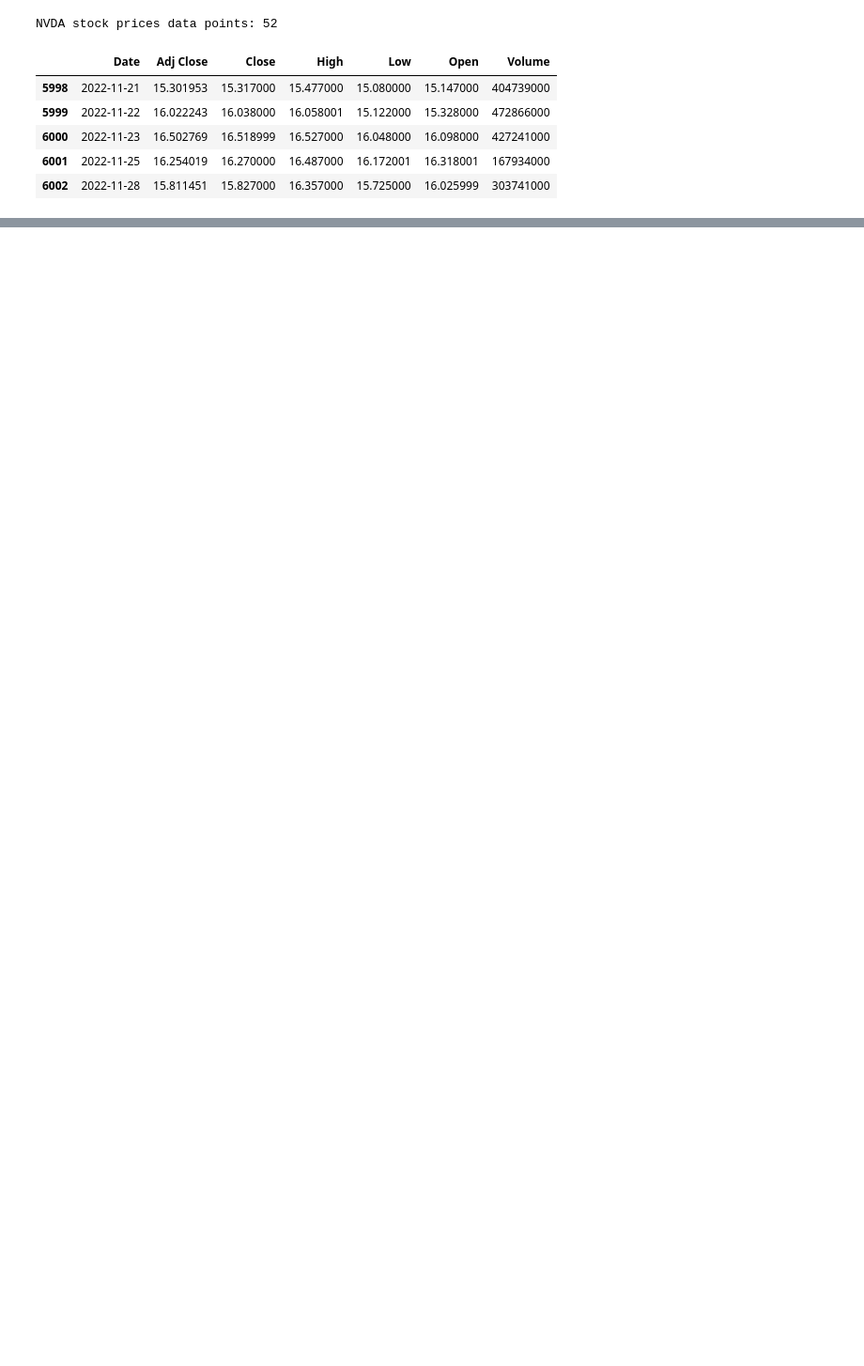
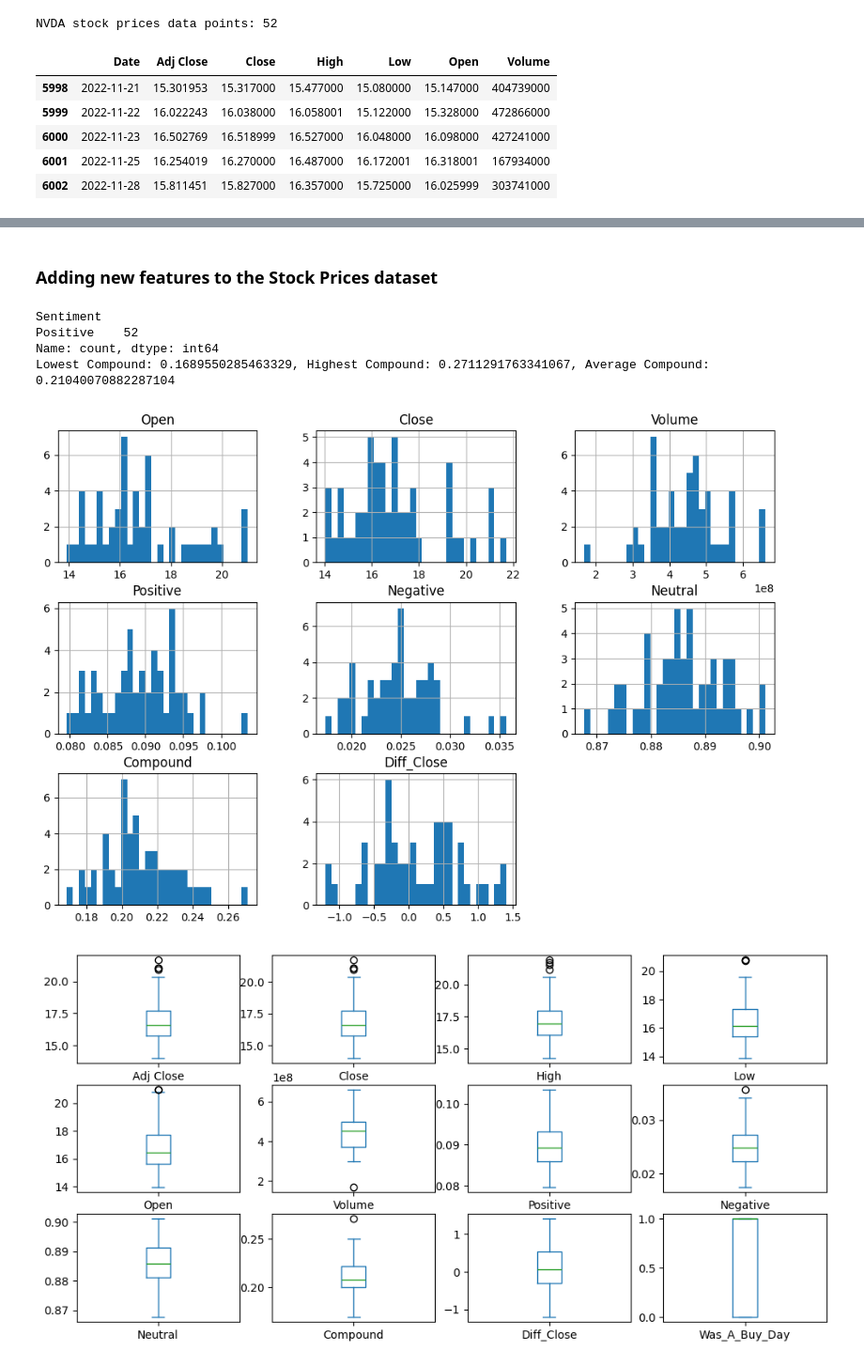
Before and after one commit to adelriosantiago/tweet-stock-sentiment, a Jupyter notebook: get-prediction.ipynb, the cells around one changed output, grey strips where cells are left out. Shown: that part at 94% size. Saved outputs shown, nothing was run; the diff lists cells and outputs as text; code cells hidden in the pictures; blank space fills up the shorter version.

```diff
--- a/get-prediction.ipynb
+++ b/get-prediction.ipynb
@@ -61,6 +70,9 @@ nvda_prices = pd.read_csv(Path("data/nvda-daily-stock-prices.csv"))
 nvda_prices['Date'] = pd.to_datetime(nvda_prices['Date']).dt.date
 nvda_prices = nvda_prices[(nvda_prices['Date'] >= firstDate) & (nvda_prices['Date'] <= lastDate)]
 
+# Sort by Date ascending
+nvda_prices = nvda_prices.sort_values(by='Date')
+
 # Amount of data
 print(f"NVDA stock prices data points: {len(nvda_prices)}")
 
@@ -78,0 +125,66 @@ NVDA stock prices data points: 52
+# %% [markdown]
+### Adding new features to the Stock Prices dataset
+# %%
+# Add the average sentiment scores per day to the stock prices DataFrame
+daily_sentiment = nvda_tweets.groupby('Date').agg({
+    'Positive': 'mean',
+    'Negative': 'mean',
+    'Neutral': 'mean',
+    'Compound': 'mean'
+}).reset_index()
+
+# Merge daily sentiment with stock prices on 'Date'
+nvda_prices_and_sentiment = pd.merge(nvda_prices, daily_sentiment, on='Date', how='left')
+nvda_prices_and_sentiment.head()
+
+# Add a 'Sentiment' column based on the 'Compound' score
+def sentiment_from_compound(compound):
+    if pd.isna(compound):
+        return 'No Data'
+    elif compound >= 0.05:
+        return 'Positive'
+    elif compound <= -0.05:
+        return 'Negative'
+    else:
+        return 'Neutral'
+
+nvda_prices_and_sentiment['Sentiment'] = nvda_prices_and_sentiment['Compound'].apply(sentiment_from_compound)
+
+# Sort by Date ascending
+nvda_prices_and_sentiment = nvda_prices_and_sentiment.sort_values(by='Date')
+
+# Count how many days have each sentiment
+print(nvda_prices_and_sentiment['Sentiment'].value_counts())
+
+# Get the lowest, highest, and average Compound scores
+lowest_compound = nvda_prices_and_sentiment['Compound'].min()
+highest_compound = nvda_prices_and_sentiment['Compound'].max()
+average_compound = nvda_prices_and_sentiment['Compound'].mean()
+print(f"Lowest Compound: {lowest_compound}, Highest Compound: {highest_compound}, Average Compound: {average_compound}")
+
+# Add if the stock price went up or down that day
+nvda_prices_and_sentiment['Diff_Close'] = nvda_prices_and_sentiment['Close'].diff()
+nvda_prices_and_sentiment['Was_A_Buy_Day'] = nvda_prices_and_sentiment['Diff_Close'].apply(lambda x: 1 if x > 0 else 0)
+
+nvda_prices_and_sentiment.to_csv(Path("data/nvda-prices-and-sentiment.csv"), index=False)
+
+# Preview the entire DataFrame histogram except for Was_A_Buy_Day
+colsToShow = ['Open', 'Close', 'Volume', 'Positive', 'Negative', 'Neutral', 'Compound', 'Diff_Close']
+nvda_prices_and_sentiment[colsToShow].hist(bins=30, figsize=(12,8))
+plt.show()
+
+# Boxplots to spot outliers
+nvda_prices_and_sentiment.plot(kind='box', subplots=True, layout=(4,4), figsize=(12,8))
+plt.show()
+
+# Correlation heatmap
+plt.figure(figsize=(10,6))
+sns.heatmap(nvda_prices_and_sentiment.corr(numeric_only=True), annot=True, cmap="coolwarm")
+plt.show()
+# %% [output]
+Sentiment
+Positive    52
+Name: count, dtype: int64
+Lowest Compound: 0.1689550285463329, Highest Compound: 0.2711291763341067, Average Compound: 0.21040070882287104
+[figure, added]
+[figure, added]
```
Also changed, not shown: parts of 7 cells of this notebook, 2 other files.
